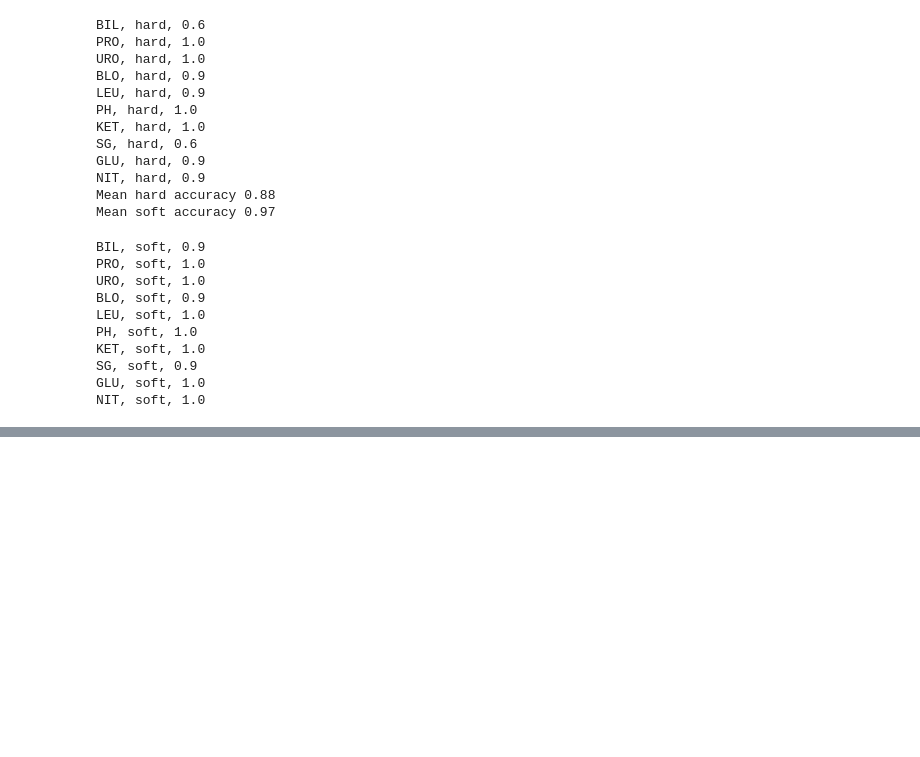
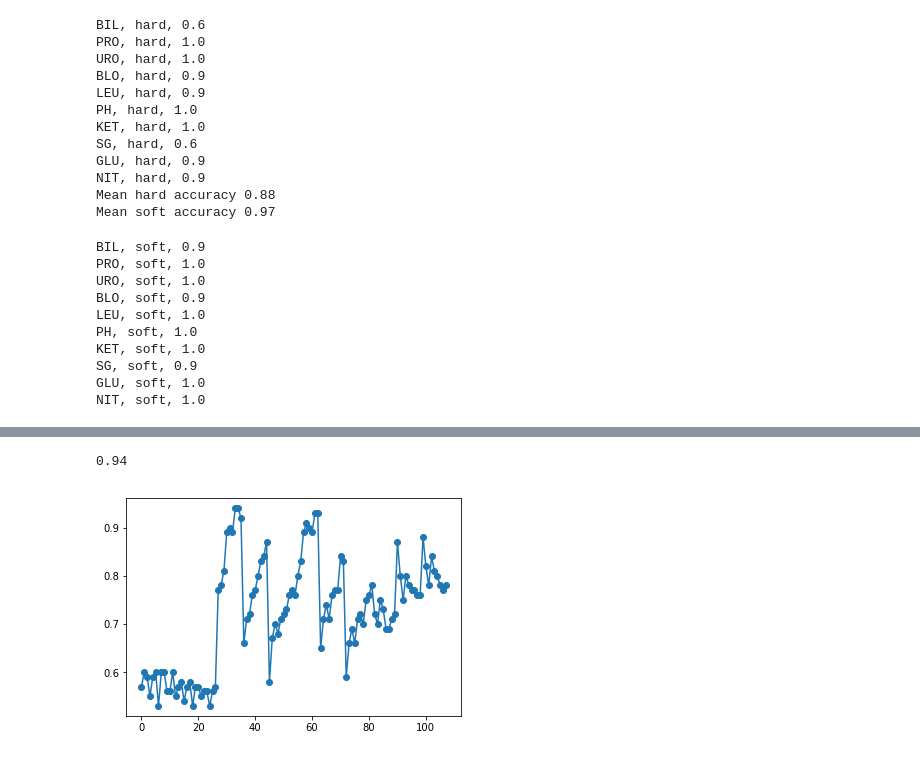
Before and after one commit to lysukhin/urinalysis, a Jupyter notebook: scripts/notebooks/evaluation_stable_color.ipynb, the cells around one changed output, grey strips where cells are left out. Saved outputs shown, nothing was run; the diff lists cells and outputs as text; code cells hidden in the pictures; blank space fills up the shorter version.

```diff
--- a/scripts/notebooks/evaluation_stable_color.ipynb
+++ b/scripts/notebooks/evaluation_stable_color.ipynb
@@ -30,9 +30,9 @@ def read_image_with_number(image_name):
     image = cv2.cvtColor(cv2.imread(image_name), cv2.COLOR_BGR2RGB)
     return image, int(number)
 # %%
-data = pd.read_csv("../../images/stripe experiments/compact/table_compact.csv", sep=',')
-data.drop('Unnamed: 0', axis=1, inplace=True)
-data.head()
+dataf = pd.read_csv("../../images/stripe experiments/compact/table_compact.csv", sep=',')
+dataf.drop('Unnamed: 0', axis=1, inplace=True)
+dataf.head()
 # %% [output]
 |  | N | GLU | BIL | KET | SG | BLO | PH | PRO | URO | NIT | LEU |
 | 0 | 0.png | 100 | 1 | 80 | 1.020 | -1 | 7.5 | 0 | 2.0 | 0 | 1 |
@@ -241,0 +383,6 @@ NIT, soft, 1.0
+# %%
+plt.plot(res.mean(axis=0),'o-')
+print np.max(res.mean(axis=0))
+# %% [output]
+0.94
+[figure, added]
```
Also changed, not shown: parts of 11 cells of this notebook.
